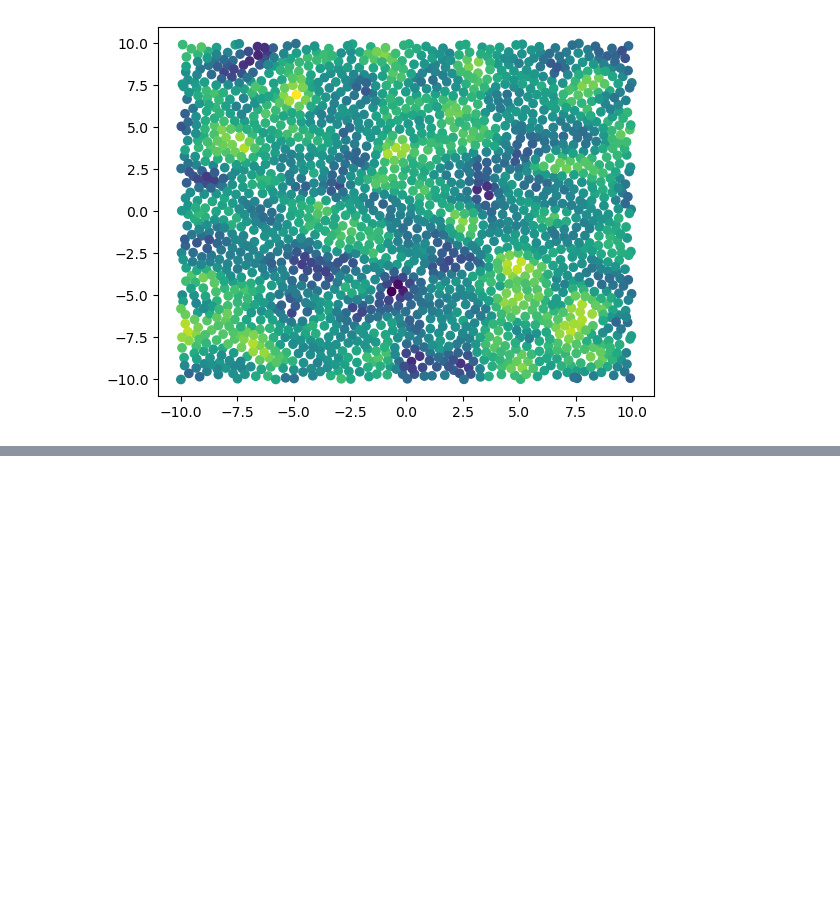
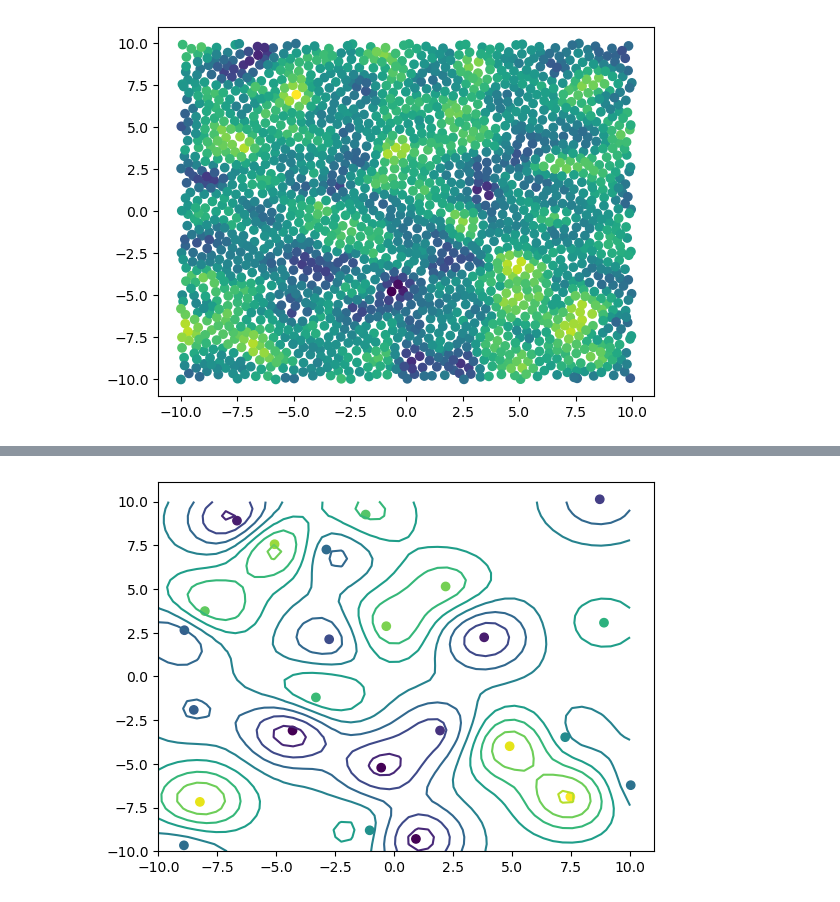
Before and after one commit to pymc-devs/pymcx, a Jupyter notebook: notebooks/gp1d.ipynb, the cells around one changed output, grey strips where cells are left out. Saved outputs shown, nothing was run; the diff lists cells and outputs as text; code cells hidden in the pictures; blank space fills up the shorter version.

```diff
--- a/notebooks/gp1d.ipynb
+++ b/notebooks/gp1d.ipynb
@@ -742,0 +609,5 @@ X
+# %%
+plt.scatter(z[:, 0], z[:, 1], c=results["variational_mean"]);
+plt.contour(X_pred[:, 0].reshape(50, 50), X_pred[:, 1].reshape(50, 50), mu.reshape(50, 50));
+# %% [output]
+[figure, added]
```
Also changed, not shown: parts of 26 cells of this notebook.
